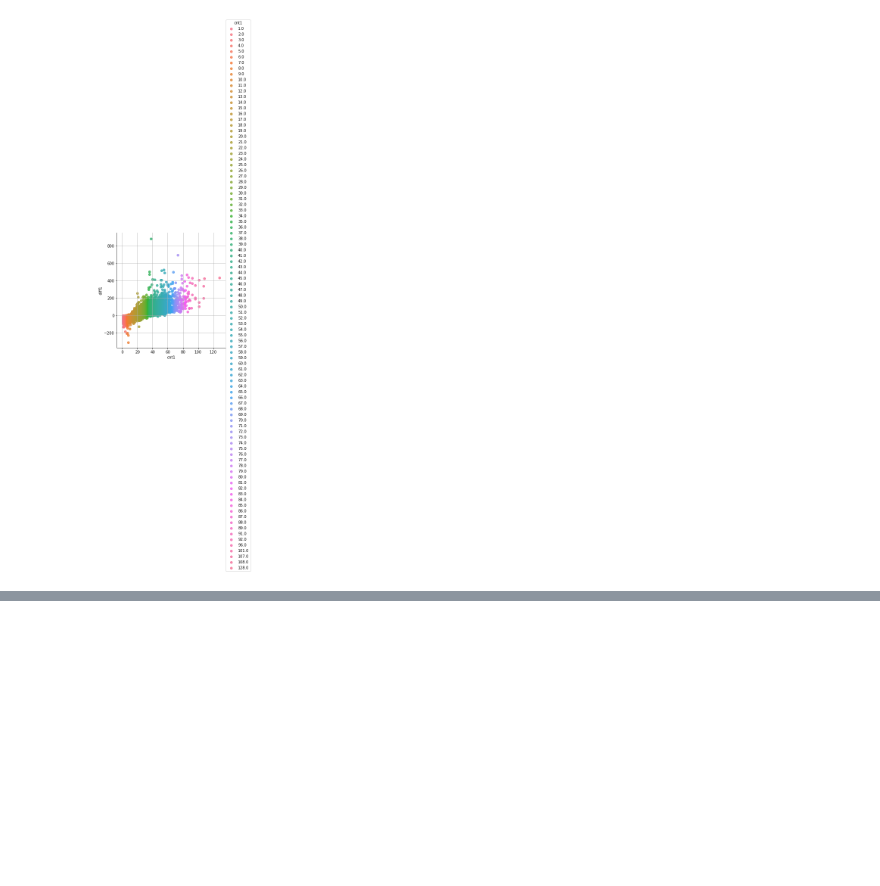
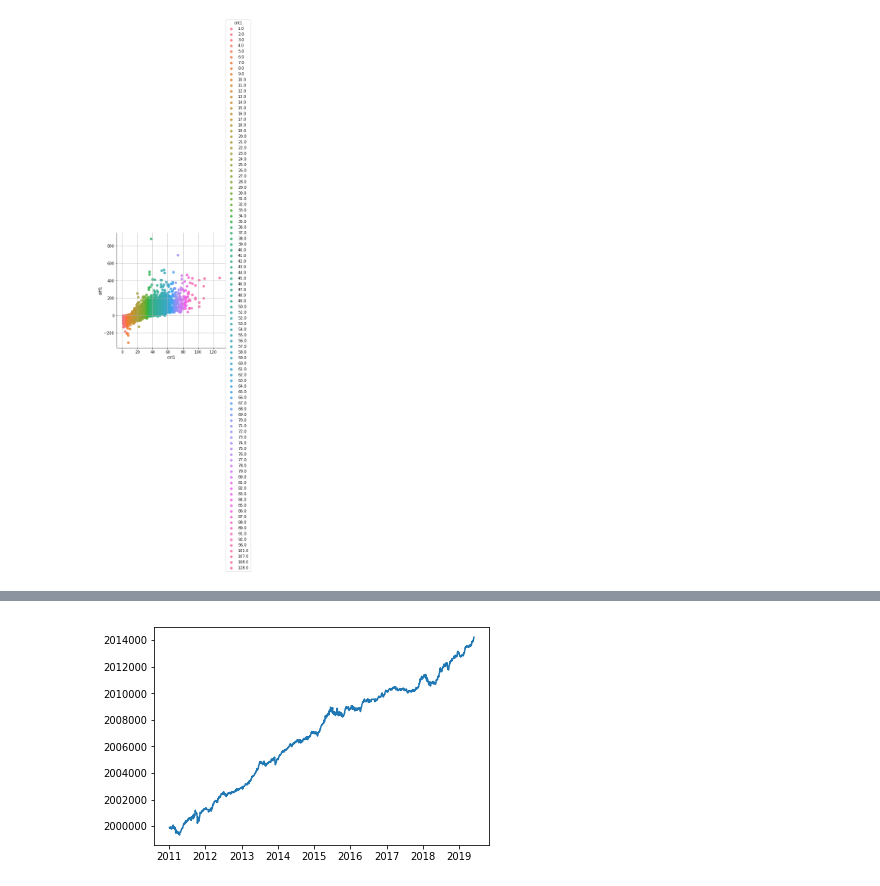
Before and after one commit to che7611/test2, a Jupyter notebook: sa_macd.ipynb, the cells around one changed output, grey strips where cells are left out. Saved outputs shown, nothing was run; the diff lists cells and outputs as text; code cells hidden in the pictures; blank space fills up the shorter version.

```diff
--- a/sa_macd.ipynb
+++ b/sa_macd.ipynb
@@ -393,0 +404,6 @@ for i,row in df2.head(5).iterrows():
+# %%
+t1=trade.set_index('date').resample('B')['diff'].agg(Calc)
+t1.rename(columns={'sum':'diff'},inplace=True)
+t1=t1[~np.isnan(t1['diff'])]
+# Get_Drawdown(t1)
+t1.head(30)
@@ -393,0 +466,40 @@ for i,row in df2.head(5).iterrows():
+# %%
+pnl_values = t1['diff']
+portfolio_value = pnl_values.cumsum() + 2000000  # 设置一个很大的初始资金来防止计算回撤发生误差
+xs = portfolio_value.values
+#     rt = portfolio.unit_net_value.values
+max_dd_end = np.argmax(np.maximum.accumulate(xs) / xs)
+if max_dd_end == 0:
+    max_dd_end = len(xs) - 1
+max_dd_start = np.argmax(xs[:max_dd_end]) if max_dd_end > 0 else 0
+
+# maxdrawdown duration
+al_cum = np.maximum.accumulate(xs)
+a = np.unique(al_cum, return_counts=True)
+start_idx = np.argmax(a[1])
+m = a[0][start_idx]
+al_cum_array = np.where(al_cum == m)
+max_ddd_start_day = al_cum_array[0][0]
+max_ddd_end_day = al_cum_array[0][-1]
+
+print(f'最大回撤开始:{portfolio_value.index[max_dd_start]} 最大回撤结束:{portfolio_value.index[max_dd_end]} 最大回撤:{portfolio_value[max_dd_start] - portfolio_value[max_dd_end]}')
+print(f'最长回撤持续开始:{pnl_values.index[max_ddd_start_day]} 最长回撤持续结束:{pnl_values.index[max_ddd_end_day]} 最长回撤时间: {pnl_values.index[max_ddd_end_day] - pnl_values.index[max_ddd_start_day]}')
+
+ax = plt.subplot()
+ax.plot(portfolio_value)
+#     ax.plot([max_dd_start, max_dd_start], [portfolio_value.min(), portfolio_value.max()])
+total = 0
+Max = 0
+MaxDrawdown = 0
+Max_time = None
+for t, p in pnl_values.items():
+    total += p
+    if total > Max:
+        Max = total
+        Max_time = t
+
+    if Max - total > MaxDrawdown:
+        MaxDrawdown = Max - total
+        MaxDrawdown_period = [Max_time, t]
+print('MaxDrawdown:', MaxDrawdown, '  MaxDrawdown_time:', MaxDrawdown_period)
+# %% [output]
@@ -393,0 +509 @@ for i,row in df2.head(5).iterrows():
+[figure, added]
```
Also changed, not shown: parts of 13 cells of this notebook, 4 other files.
